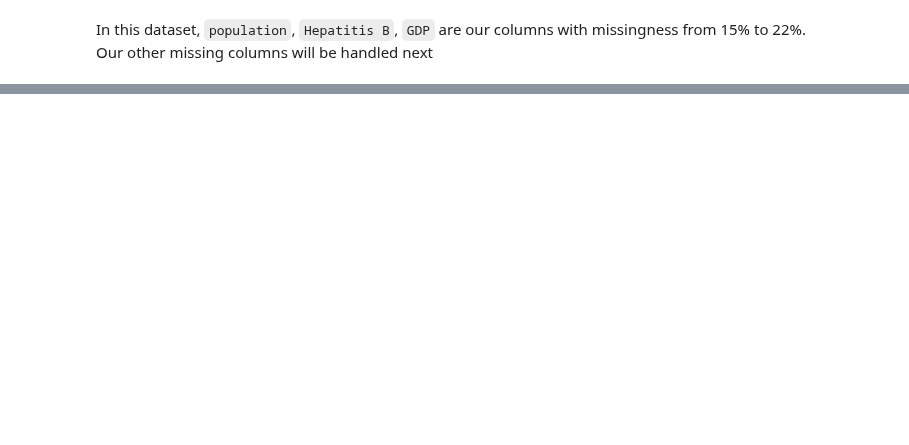
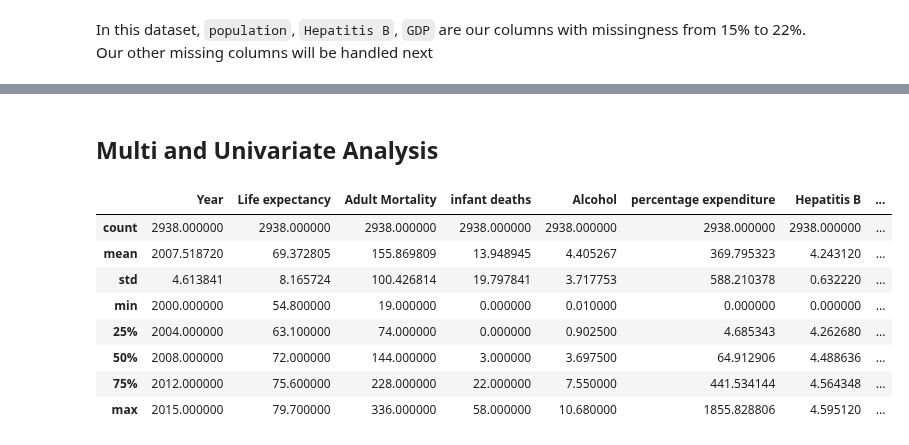
Before and after one commit to DJGump/module-work-DSI06, a Jupyter notebook: week6-dgump/Assignments/model_challenge_1_dgump_dsi06.ipynb, the cells around one changed output, grey strips where cells are left out. Drawn from its saved outputs; the diff is of its cells as text; code cells hidden in the pictures; blank space fills up the shorter version.

```diff
--- a/week6-dgump/Assignments/model_challenge_1_dgump_dsi06.ipynb
+++ b/week6-dgump/Assignments/model_challenge_1_dgump_dsi06.ipynb
@@ -143,0 +430,14 @@ Name: Population, Length: 2934, dtype: int64
+# %% [markdown]
+## Multi and Univariate Analysis
+# %%
+life_expc_df.describe()
+# %% [output]
+|  | Year | Life expectancy | Adult Mortality | infant deaths | Alcohol | percentage expenditure | Hepatitis B | ... |
+| count | 2938.000000 | 2938.000000 | 2938.000000 | 2938.000000 | 2938.000000 | 2938.000000 | 2938.000000 | ... |
+| mean | 2007.518720 | 69.372805 | 155.869809 | 13.948945 | 4.405267 | 369.795323 | 4.243120 | ... |
+| std | 4.613841 | 8.165724 | 100.426814 | 19.797841 | 3.717753 | 588.210378 | 0.632220 | ... |
+| min | 2000.000000 | 54.800000 | 19.000000 | 0.000000 | 0.010000 | 0.000000 | 0.000000 | ... |
+| 25% | 2004.000000 | 63.100000 | 74.000000 | 0.000000 | 0.902500 | 4.685343 | 4.262680 | ... |
+| 50% | 2008.000000 | 72.000000 | 144.000000 | 3.000000 | 3.697500 | 64.912906 | 4.488636 | ... |
+| 75% | 2012.000000 | 75.600000 | 228.000000 | 22.000000 | 7.550000 | 441.534144 | 4.564348 | ... |
+| max | 2015.000000 | 79.700000 | 336.000000 | 58.000000 | 10.680000 | 1855.828806 | 4.595120 | ... |
```
Also changed, not shown: parts of 39 cells of this notebook, 3 other files.
